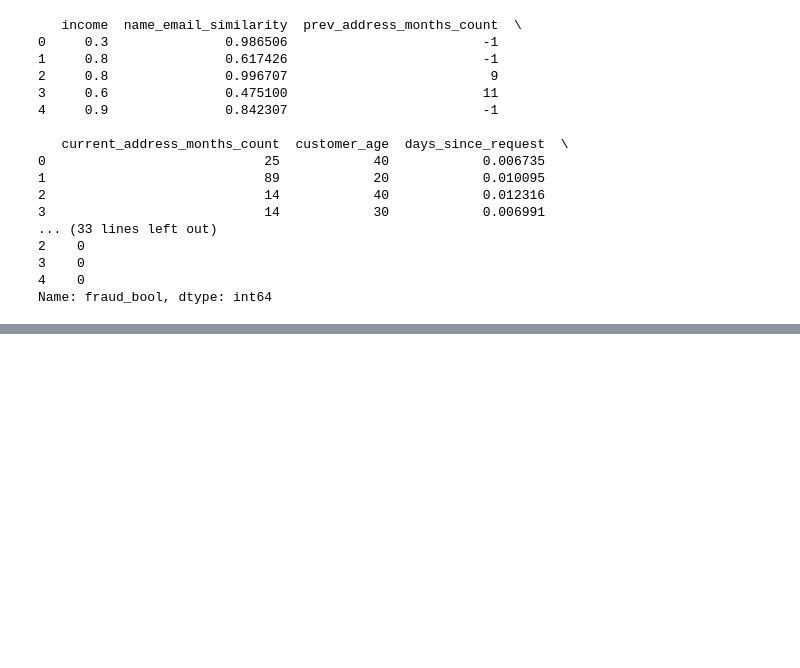
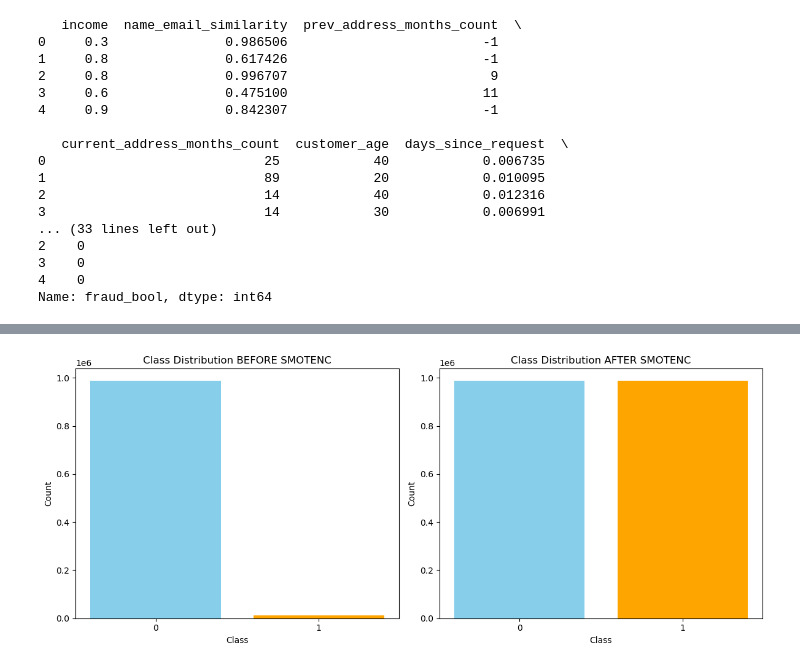
Before and after one commit to Machine-Learning-Assignmet/Assignment-2, a Jupyter notebook: capstone_assignment_supervised.ipynb, the cells around one changed output, grey strips where cells are left out. Cells and saved outputs as stored; diff of their text form; code cells hidden in the pictures; blank space fills up the shorter version.

```diff
--- a/capstone_assignment_supervised.ipynb
+++ b/capstone_assignment_supervised.ipynb
@@ -219,0 +260,95 @@ plt.show()
+# %%
+# -------------------------------
+# 7. SMOTENC ONLY (Oversampling)
+# -------------------------------
+
+# Apply ONLY SMOTENC
+# We use .copy() to ensure we don't touch the original data or the hybrid data
+X_over, y_over = smote_nc.fit_resample(X.copy(), y.copy())
+print(X_over[0:3], y_over[0:3])
+
+
+# Checking for counts before and after SMOTENC sampling
+before_counts = y.value_counts()
+after_counts_smote = y_over.value_counts()
+
+print("Before SMOTENC Sampling:\n", before_counts)
+print("\nAfter SMOTENC Sampling:\n", after_counts_smote)
+
+
+# Calculating sampling amounts
+before_majority = before_counts.max()
+before_minority = before_counts.min()
+
+after_majority_smote = after_counts_smote.max()
+after_minority_smote = after_counts_smote.min()
+
+
+# How much undersampling?
+undersampled_amount = before_majority - after_majority_smote
+undersampled_percent = (undersampled_amount / before_majority) * 100
+
+
+# How much oversampling?
+oversampled_amount = after_minority_smote - before_minority
+oversampled_percent = (oversampled_amount / before_minority) * 100
+
+print("\n===== SMOTENC SAMPLING SUMMARY =====")
+print(f"Majority BEFORE: {before_majority}")
+print(f"Majority AFTER:  {after_majority_smote}")
+print(f"Undersampled amount: {undersampled_amount}")
+print(f"Undersampled percent: {undersampled_percent:.2f}%\n")
+
+print(f"Minority BEFORE: {before_minority}")
+print(f"Minority AFTER:  {after_minority_smote}")
+print(f"Oversampled amount: {oversampled_amount}")
+print(f"Oversampled percent: {oversampled_percent:.2f}%")
+
+
+
+# Plotting Class Distributions
+
+plt.figure(figsize=(12, 5))
+# Before sampling
+plt.subplot(1, 2, 1)
+plt.bar(before_counts.index.astype(str), before_counts.values, color=colors)
+plt.title("Class Distribution BEFORE SMOTENC")
+plt.xlabel("Class")
+plt.ylabel("Count")
+
+# After sampling
+plt.subplot(1, 2, 2)
+plt.bar(after_counts_smote.index.astype(str), after_counts_smote.values, color=colors)
+plt.title("Class Distribution AFTER SMOTENC")
+plt.xlabel("Class")
+plt.ylabel("Count")
+
+plt.tight_layout()
+plt.show()
+
+# Plotting Class Distributions (Percentages) - SMOTENC
+
+before_percent = before_counts / before_counts.sum() * 100
+after_percent_smote = after_counts_smote / after_counts_smote.sum() * 100
+
+plt.figure(figsize=(12, 5))
+
+# Before sampling
+plt.subplot(1, 2, 1)
+plt.bar(before_percent.index.astype(str), before_percent.values, color=colors)
+plt.title("Class Distribution BEFORE SMOTENC (%)")
+plt.xlabel("Class")
+plt.ylabel("Percentage (%)")
+plt.ylim(0, 100)
+
+# After sampling
+plt.subplot(1, 2, 2)
+plt.bar(after_percent_smote.index.astype(str), after_percent_smote.values, color=colors)
+plt.title("Class Distribution AFTER SMOTENC (%)")
+plt.xlabel("Class")
+plt.ylabel("Percentage (%)")
+plt.ylim(0, 100)
+
+plt.tight_layout()
+plt.show()
+# %% [output]
@@ -219,0 +372 @@ plt.show()
+[figure, added]
```
Also changed, not shown: parts of 31 cells of this notebook.
